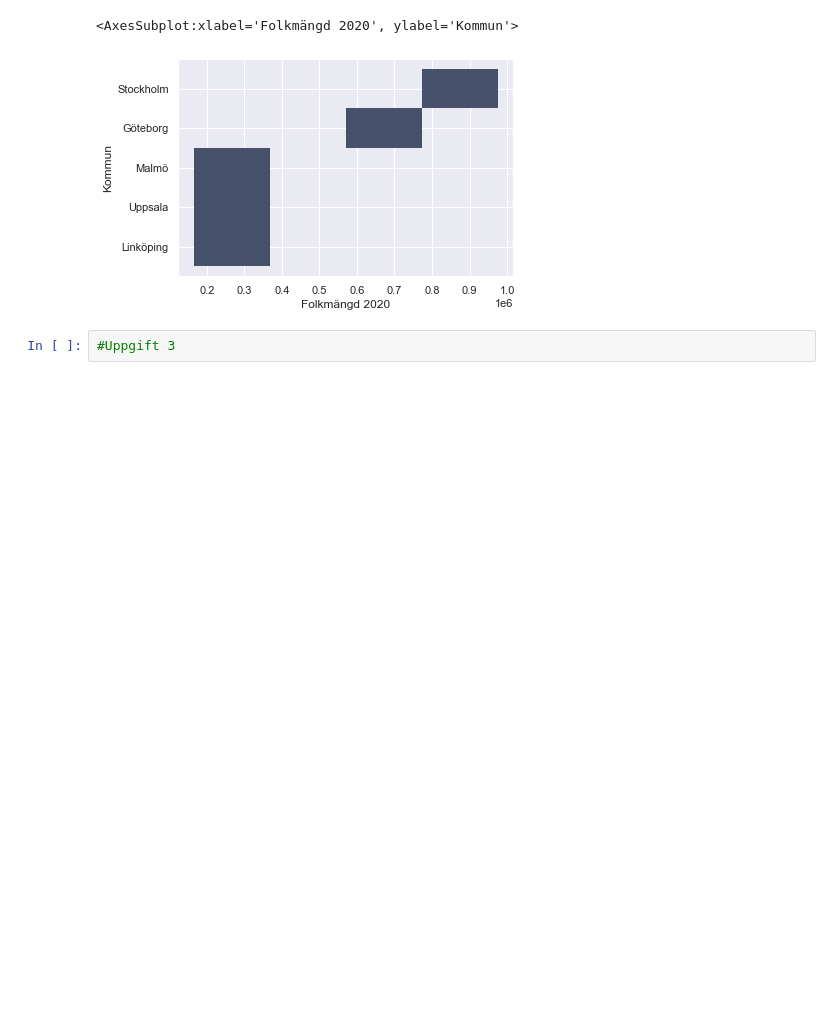
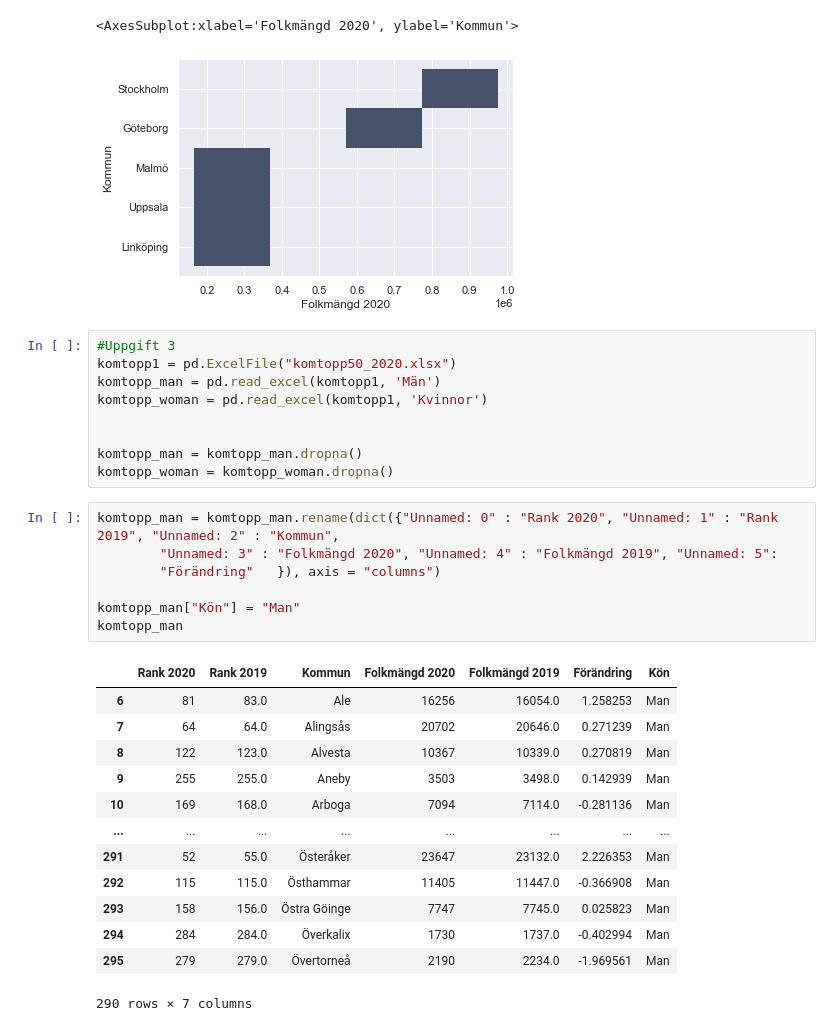
Before and after one commit to FHegardt/Databehandling_Fredrik_Hegardt, a Jupyter notebook: Exercises/01.basic.ipynb, the cells around one changed output. Saved outputs shown, nothing was run; the diff lists cells and outputs as text; blank space fills up the shorter version.

```diff
--- a/Exercises/01.basic.ipynb
+++ b/Exercises/01.basic.ipynb
@@ -85,5 +85,33 @@ sns.histplot(data=komtopp_5,x="Folkmängd 2020", y = "Kommun", kde=True, multipl
 # %% [output]
 <AxesSubplot:xlabel='Folkmängd 2020', ylabel='Kommun'>
 [figure]
-# %%
-#Uppgift 3
+# %%
+#Uppgift 3
+komtopp1 = pd.ExcelFile("komtopp50_2020.xlsx")
+komtopp_man = pd.read_excel(komtopp1, 'Män')
+komtopp_woman = pd.read_excel(komtopp1, 'Kvinnor')
+
+
+komtopp_man = komtopp_man.dropna()
+komtopp_woman = komtopp_woman.dropna()
+# %%
+komtopp_man = komtopp_man.rename(dict({"Unnamed: 0" : "Rank 2020", "Unnamed: 1" : "Rank 2019", "Unnamed: 2" : "Kommun",
+        "Unnamed: 3" : "Folkmängd 2020", "Unnamed: 4" : "Folkmängd 2019", "Unnamed: 5":
+        "Förändring"   }), axis = "columns")
+
+komtopp_man["Kön"] = "Man"
+komtopp_man
+# %% [output]
+|  | Rank 2020 | Rank 2019 | Kommun | Folkmängd 2020 | Folkmängd 2019 | Förändring | Kön |
+| 6 | 81 | 83.0 | Ale | 16256 | 16054.0 | 1.258253 | Man |
+| 7 | 64 | 64.0 | Alingsås | 20702 | 20646.0 | 0.271239 | Man |
+| 8 | 122 | 123.0 | Alvesta | 10367 | 10339.0 | 0.270819 | Man |
+| 9 | 255 | 255.0 | Aneby | 3503 | 3498.0 | 0.142939 | Man |
+| 10 | 169 | 168.0 | Arboga | 7094 | 7114.0 | -0.281136 | Man |
+| ... | ... | ... | ... | ... | ... | ... | ... |
+| 291 | 52 | 55.0 | Österåker | 23647 | 23132.0 | 2.226353 | Man |
+| 292 | 115 | 115.0 | Östhammar | 11405 | 11447.0 | -0.366908 | Man |
+| 293 | 158 | 156.0 | Östra Göinge | 7747 | 7745.0 | 0.025823 | Man |
+| 294 | 284 | 284.0 | Överkalix | 1730 | 1737.0 | -0.402994 | Man |
+| 295 | 279 | 279.0 | Övertorneå | 2190 | 2234.0 | -1.969561 | Man |
+290 rows × 7 columns
```
Also changed, not shown: parts of 5 cells of this notebook.
